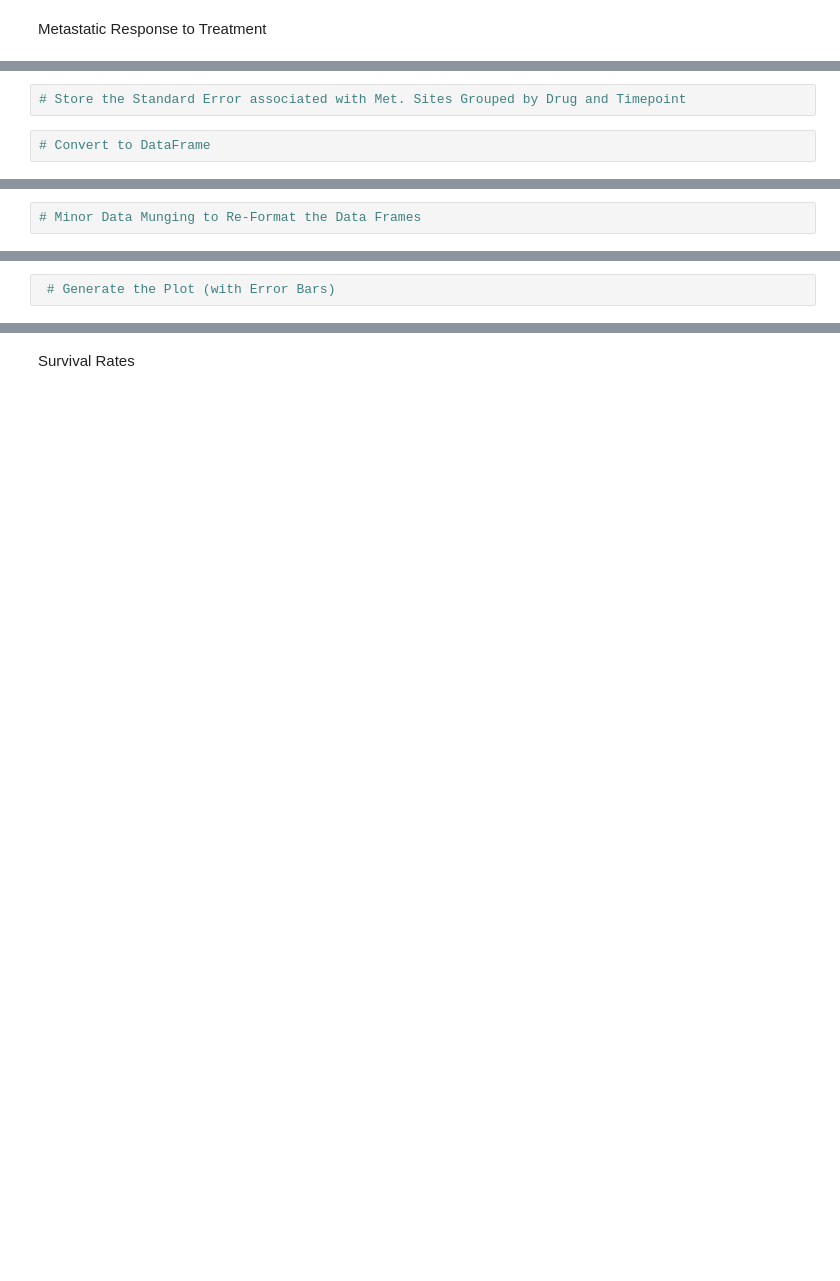
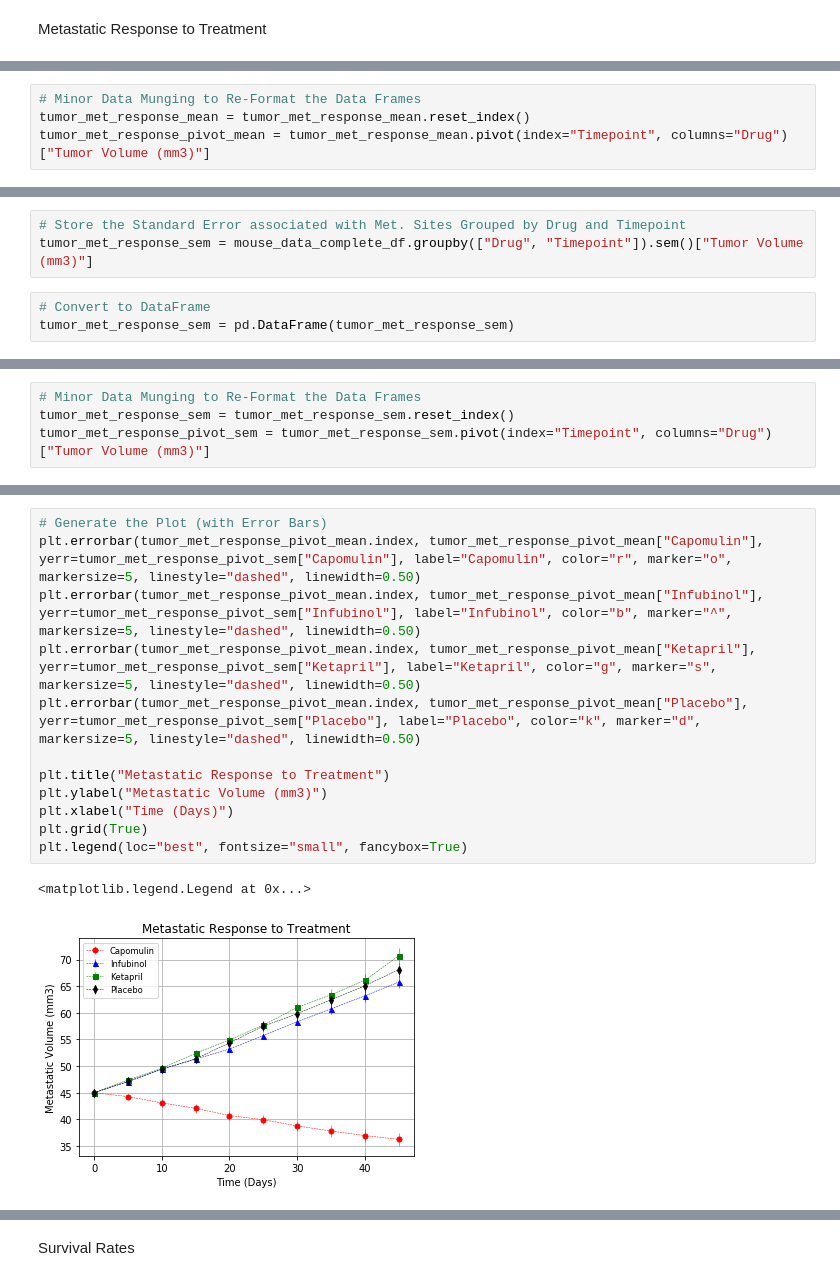
Before and after one commit to pharmon9847/matplotlib-challenge, a Jupyter notebook: PymaceuticalsMain.ipynb, the cells around one changed output, grey strips where cells are left out. Cells and saved outputs as stored; diff of their text form; blank space fills up the shorter version.

```diff
--- a/PymaceuticalsMain.ipynb
+++ b/PymaceuticalsMain.ipynb
@@ -211,0 +197,4 @@ Metastatic Response to Treatment
+# %%
+# Minor Data Munging to Re-Format the Data Frames
+tumor_met_response_mean = tumor_met_response_mean.reset_index()
+tumor_met_response_pivot_mean = tumor_met_response_mean.pivot(index="Timepoint", columns="Drug")["Tumor Volume (mm3)"]
@@ -212,6 +212,8 @@ Metastatic Response to Treatment
 # %%
 # Store the Standard Error associated with Met. Sites Grouped by Drug and Timepoint
+tumor_met_response_sem = mouse_data_complete_df.groupby(["Drug", "Timepoint"]).sem()["Tumor Volume (mm3)"]
 # %%
 # Convert to DataFrame
+tumor_met_response_sem = pd.DataFrame(tumor_met_response_sem)
 # %%
 # Preview DataFrame
@@ -218,4 +229,6 @@ Metastatic Response to Treatment
 # %%
 # Minor Data Munging to Re-Format the Data Frames
+tumor_met_response_sem = tumor_met_response_sem.reset_index()
+tumor_met_response_pivot_sem = tumor_met_response_sem.pivot(index="Timepoint", columns="Drug")["Tumor Volume (mm3)"]
 # %%
 # Preview that Reformatting worked
@@ -222,4 +244,17 @@ Metastatic Response to Treatment
-# %%
- # Generate the Plot (with Error Bars)
+# %%
+# Generate the Plot (with Error Bars)
+plt.errorbar(tumor_met_response_pivot_mean.index, tumor_met_response_pivot_mean["Capomulin"], yerr=tumor_met_response_pivot_sem["Capomulin"], label="Capomulin", color="r", marker="o", markersize=5, linestyle="dashed", linewidth=0.50)
+plt.errorbar(tumor_met_response_pivot_mean.index, tumor_met_response_pivot_mean["Infubinol"], yerr=tumor_met_response_pivot_sem["Infubinol"], label="Infubinol", color="b", marker="^", markersize=5, linestyle="dashed", linewidth=0.50)
+plt.errorbar(tumor_met_response_pivot_mean.index, tumor_met_response_pivot_mean["Ketapril"], yerr=tumor_met_response_pivot_sem["Ketapril"], label="Ketapril", color="g", marker="s", markersize=5, linestyle="dashed", linewidth=0.50)
+plt.errorbar(tumor_met_response_pivot_mean.index, tumor_met_response_pivot_mean["Placebo"], yerr=tumor_met_response_pivot_sem["Placebo"], label="Placebo", color="k", marker="d", markersize=5, linestyle="dashed", linewidth=0.50)
+
+plt.title("Metastatic Response to Treatment")
+plt.ylabel("Metastatic Volume (mm3)")
+plt.xlabel("Time (Days)")
+plt.grid(True)
+plt.legend(loc="best", fontsize="small", fancybox=True)
+# %% [output]
+<matplotlib.legend.Legend at 0x...>
+[figure, added]
 # %%
 # Save the Figure
```
Also changed, not shown: parts of 33 cells of this notebook, 3 other files.
